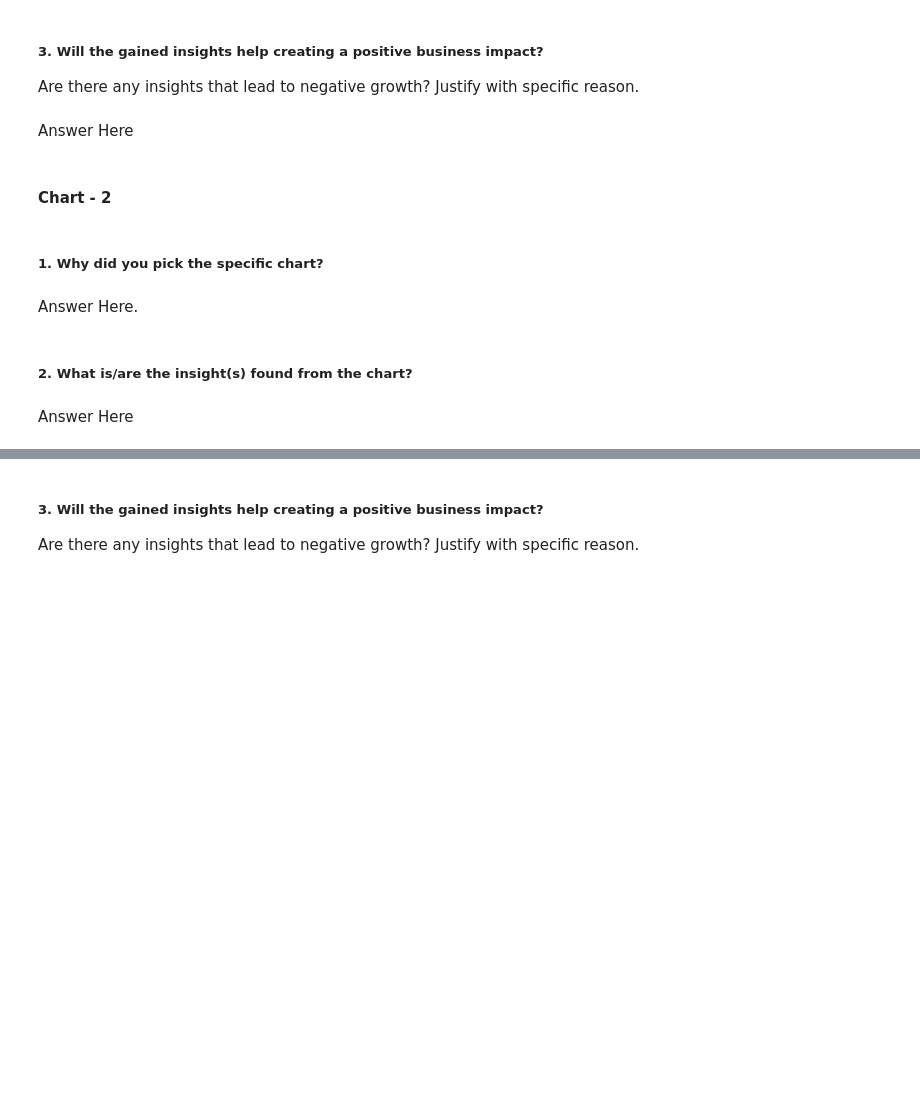
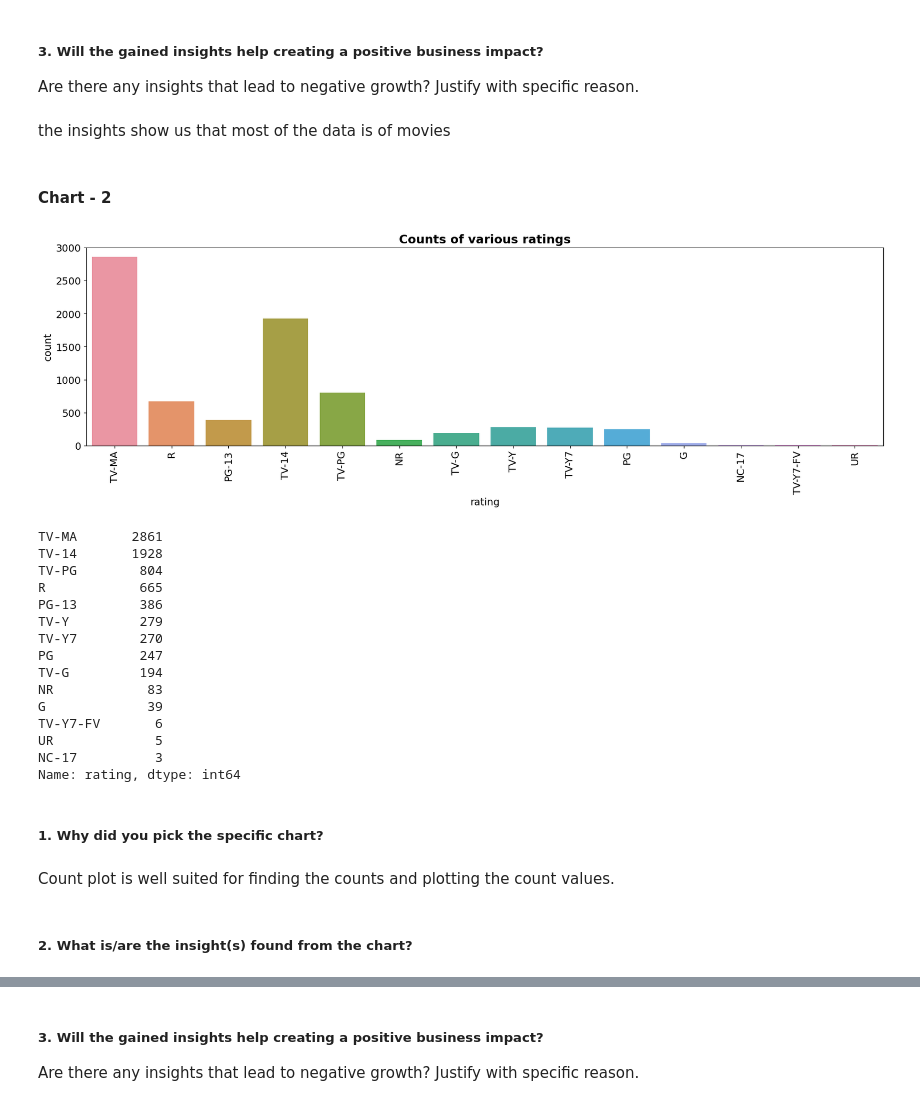
Before and after one commit to saraswatiyangandul20/NetflixMoviesAndTVShowsClustering, a Jupyter notebook: NetflixMoviesAndTVShowsClustering.ipynb, the cells around one changed output, grey strips where cells are left out. Drawn from its saved outputs; the diff is of its cells as text; code cells hidden in the pictures; blank space fills up the shorter version.

```diff
--- a/NetflixMoviesAndTVShowsClustering.ipynb
+++ b/NetflixMoviesAndTVShowsClustering.ipynb
@@ -438,7 +449,7 @@ Answer Here
 # %% [markdown]
 ##### 3. Will the gained insights help creating a positive business impact?
 Are there any insights that lead to negative growth? Justify with specific reason.
-# %% [markdown]
-Answer Here
+# %% [markdown]
+the insights show us that most of the data is of movies
 # %% [markdown]
 #### Chart - 2
@@ -447,8 +456,37 @@ Answer Here
+# %%
+# Chart - 2 visualization code
+plt.figure(figsize=(20, 5))
+sns.countplot(x='rating', data=df)
+
+# setting chart title
+plt.title('Counts of various ratings')
+plt.xticks(rotation = 90)
+
+# display chart
+plt.show()
+
+# printing the counts for reference
+print(df.rating.value_counts())
+# %% [output]
+[figure, added]
+TV-MA       2861
+TV-14       1928
+TV-PG        804
+R            665
+PG-13        386
+TV-Y         279
+TV-Y7        270
+PG           247
+TV-G         194
+NR            83
+G             39
+TV-Y7-FV       6
+UR             5
+NC-17          3
+Name: rating, dtype: int64
 # %% [markdown]
 ##### 1. Why did you pick the specific chart?
-# %% [markdown]
-Answer Here.
+# %% [markdown]
+Count plot is well suited for finding the counts and plotting the count values.
 # %% [markdown]
 ##### 2. What is/are the insight(s) found from the chart?
-# %% [markdown]
-Answer Here
```
Also changed, not shown: parts of 35 cells of this notebook.
